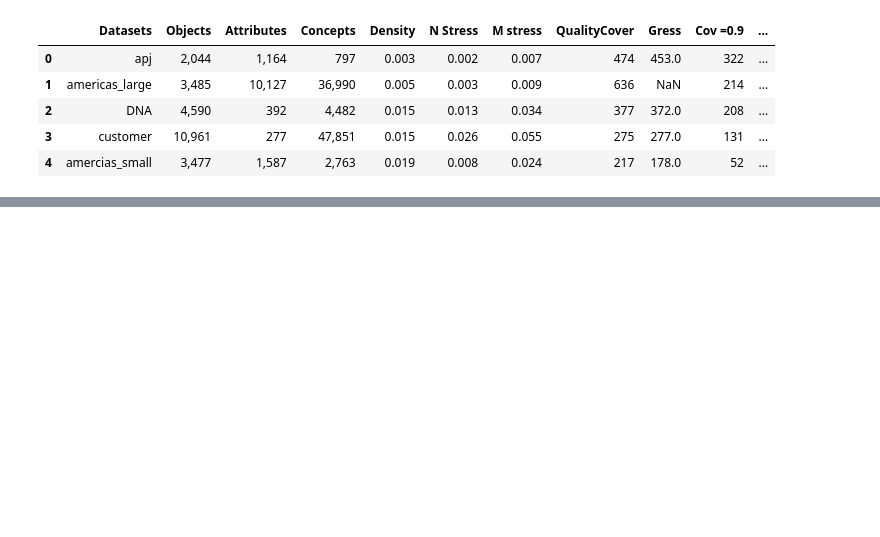
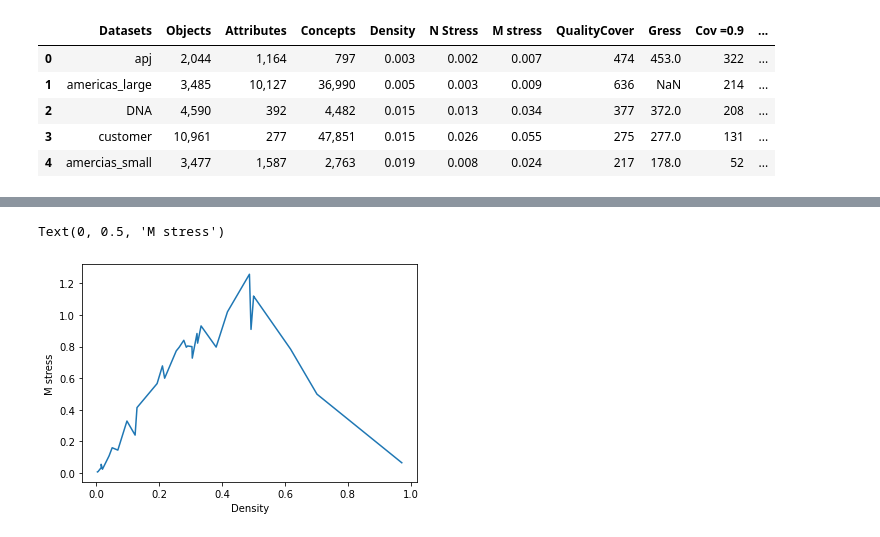
Before and after one commit to nizarnasraoui9/IEE-competition, a Jupyter notebook: correlations.ipynb, the cells around one changed output, grey strips where cells are left out. Saved outputs shown, nothing was run; the diff lists cells and outputs as text; code cells hidden in the pictures; blank space fills up the shorter version.

```diff
--- a/correlations.ipynb
+++ b/correlations.ipynb
@@ -27,0 +41,7 @@ df['Density'].corr(df['N Stress'])
+# %%
+plt.plot(df['Density'].values.tolist(),df['M stress'])
+plt.xlabel("Density")
+plt.ylabel("M stress")
+# %% [output]
+Text(0, 0.5, 'M stress')
+[figure, added]
```
Also changed, not shown: parts of 5 cells of this notebook.
